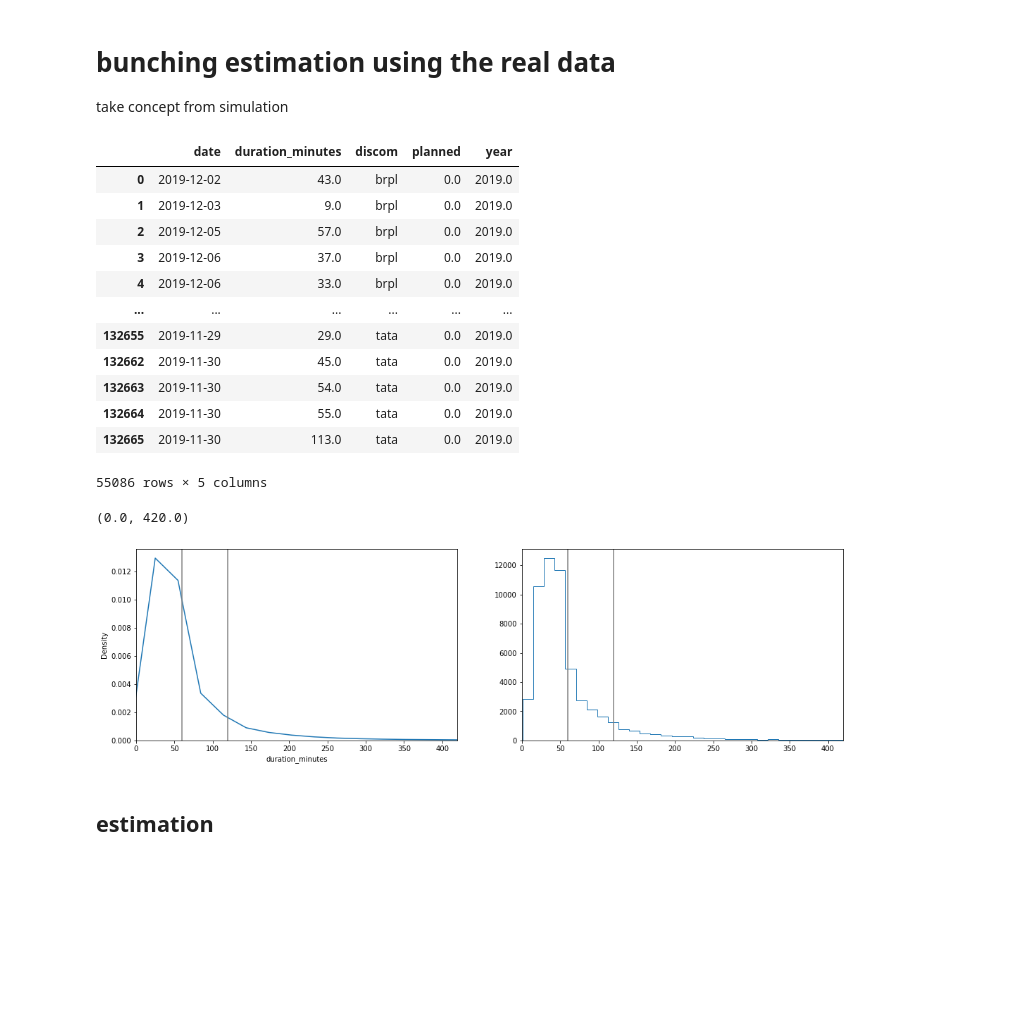
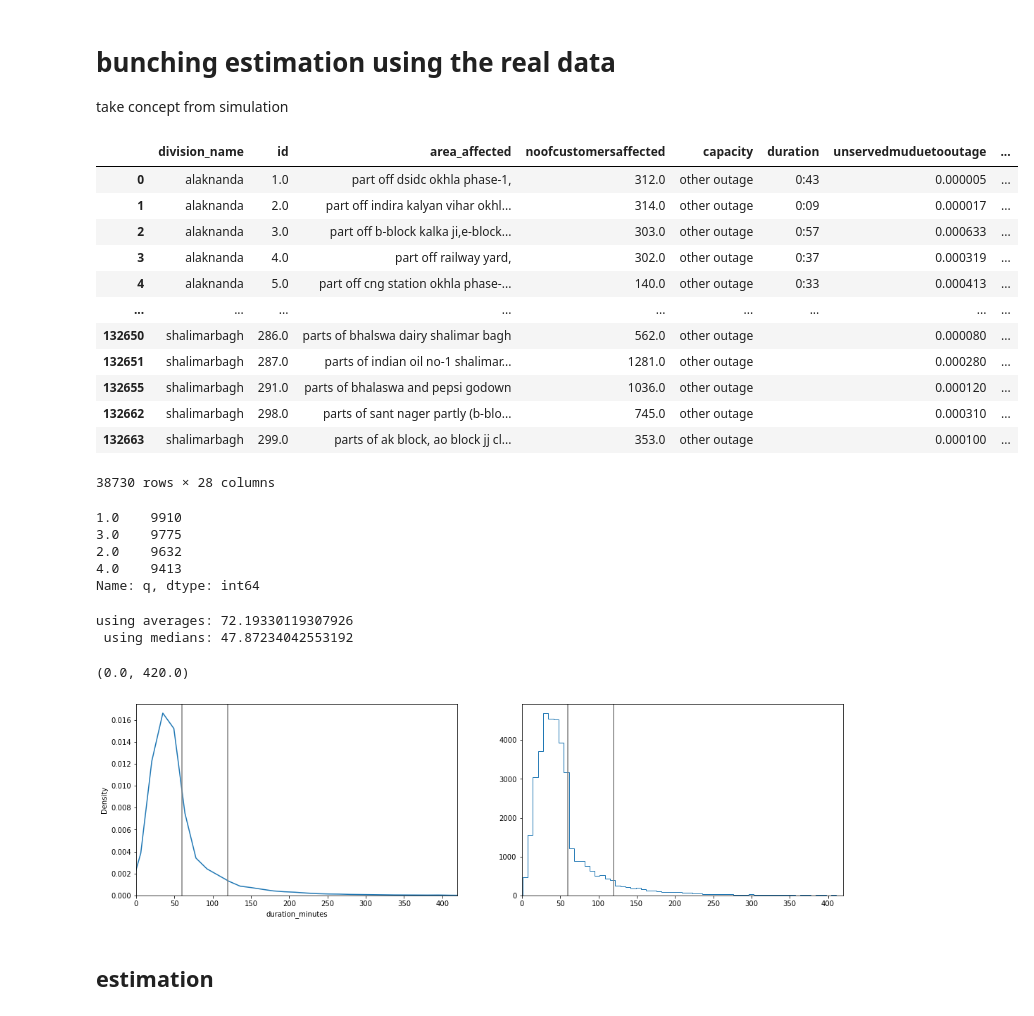
Before and after one commit to paulaleoni/delhi_outages, a Jupyter notebook: src/bunching.ipynb, the cells around one changed output. Saved outputs shown, nothing was run; the diff lists cells and outputs as text; code cells hidden in the pictures; blank space fills up the shorter version.

```diff
--- a/src/bunching.ipynb
+++ b/src/bunching.ipynb
@@ -23,38 +24,67 @@ phi120 = 100
 # %%
 # load data
 wd = Path.cwd()
 file = 'stata/Outages_{period}.dta'
-data = pd.read_stata(wd.parent/file)
+data = pd.read_stata(wd.parent/file) # convert_categoricals = True
 #print(data.columns)
 
 # keep relevant columns
-data = data[['date', 'duration_minutes', 'discom', 'planned']]
+#data = data[['date', 'duration_minutes', 'discom', 'planned', 'noofcustomersaffected', 'unservedmuduetooutage', 'q']]
 data['year'] = data.apply(lambda row: row.date.year, axis=1)
 
 # keep year 2019
 data = data[data.apply(lambda row: row.date.year == 2019, axis=1)]
 
 # keep only unplanned
 data = data.loc[data.planned != 'planned',]
 
+# at least 100 custumers affected
+data = data.loc[data.noofcustomersaffected >= 100]
+
+data.reset_index(drop = True)
+
 
 # keep one firm
 #data = data.loc[data.discom == 'tata',]
 data
 # %% [output]
-|  | date | duration_minutes | discom | planned | year |
-| 0 | 2019-12-02 | 43.0 | brpl | 0.0 | 2019.0 |
-| 1 | 2019-12-03 | 9.0 | brpl | 0.0 | 2019.0 |
-| 2 | 2019-12-05 | 57.0 | brpl | 0.0 | 2019.0 |
-| 3 | 2019-12-06 | 37.0 | brpl | 0.0 | 2019.0 |
-| 4 | 2019-12-06 | 33.0 | brpl | 0.0 | 2019.0 |
-| ... | ... | ... | ... | ... | ... |
-| 132655 | 2019-11-29 | 29.0 | tata | 0.0 | 2019.0 |
-| 132662 | 2019-11-30 | 45.0 | tata | 0.0 | 2019.0 |
-| 132663 | 2019-11-30 | 54.0 | tata | 0.0 | 2019.0 |
-| 132664 | 2019-11-30 | 55.0 | tata | 0.0 | 2019.0 |
-| 132665 | 2019-11-30 | 113.0 | tata | 0.0 | 2019.0 |
+|  | division_name | id | area_affected | noofcustomersaffected | capacity | duration | unservedmuduetooutage | ... |
+| 0 | alaknanda | 1.0 | part off dsidc okhla phase‐1, | 312.0 | other outage | 0:43 | 0.000005 | ... |
+| 1 | alaknanda | 2.0 | part off indira kalyan vihar okhl... | 314.0 | other outage | 0:09 | 0.000017 | ... |
+| 2 | alaknanda | 3.0 | part off b‐block kalka ji,e‐block... | 303.0 | other outage | 0:57 | 0.000633 | ... |
+| 3 | alaknanda | 4.0 | part off railway yard, | 302.0 | other outage | 0:37 | 0.000319 | ... |
+| 4 | alaknanda | 5.0 | part off cng station okhla phase‐... | 140.0 | other outage | 0:33 | 0.000413 | ... |
+| ... | ... | ... | ... | ... | ... | ... | ... | ... |
+| 132650 | shalimarbagh | 286.0 | parts of bhalswa dairy shalimar bagh | 562.0 | other outage |  | 0.000080 | ... |
+| 132651 | shalimarbagh | 287.0 | parts of indian oil no-1 shalimar... | 1281.0 | other outage |  | 0.000280 | ... |
+| 132655 | shalimarbagh | 291.0 | parts of bhalaswa and pepsi godown | 1036.0 | other outage |  | 0.000120 | ... |
+| 132662 | shalimarbagh | 298.0 | parts of sant nager partly (b-blo... | 745.0 | other outage |  | 0.000310 | ... |
+| 132663 | shalimarbagh | 299.0 | parts of ak block, ao block jj cl... | 353.0 | other outage |  | 0.000100 | ... |
-55086 rows × 5 columns
+38730 rows × 28 columns
+# %%
+data.q.value_counts()
+# %% [output]
+1.0    9910
+3.0    9775
+2.0    9632
+4.0    9413
+Name: q, dtype: int64
+# %%
+## calculate pi
+
+tariff = 7
+
+pi_avg = (data.unservedmuduetooutage.mean() * 1000000/ data.duration_minutes.mean() ) * tariff
+
+pi_median = (data.unservedmuduetooutage.median() * 1000000/ data.duration_minutes.median() ) * tariff
+
+print('using averages:', pi_avg, '\n', 'using medians:', pi_median)
+
+# replace pi
+pi = pi_avg
+# %% [output]
+using averages: 72.19330119307926
+ using medians: 47.87234042553192
 # %%
 xmax  = 420
 
@@ -70,7 +100,7 @@ axs[1].axvline(120, color  = 'grey')
 axs[1].set_xlim(0,xmax)
 # %% [output]
 (0.0, 420.0)
-[figure, old version]
+[figure, new version]
 # %% [markdown]
 ## estimation
 # %%
```
Also changed, not shown: parts of 16 cells of this notebook.
